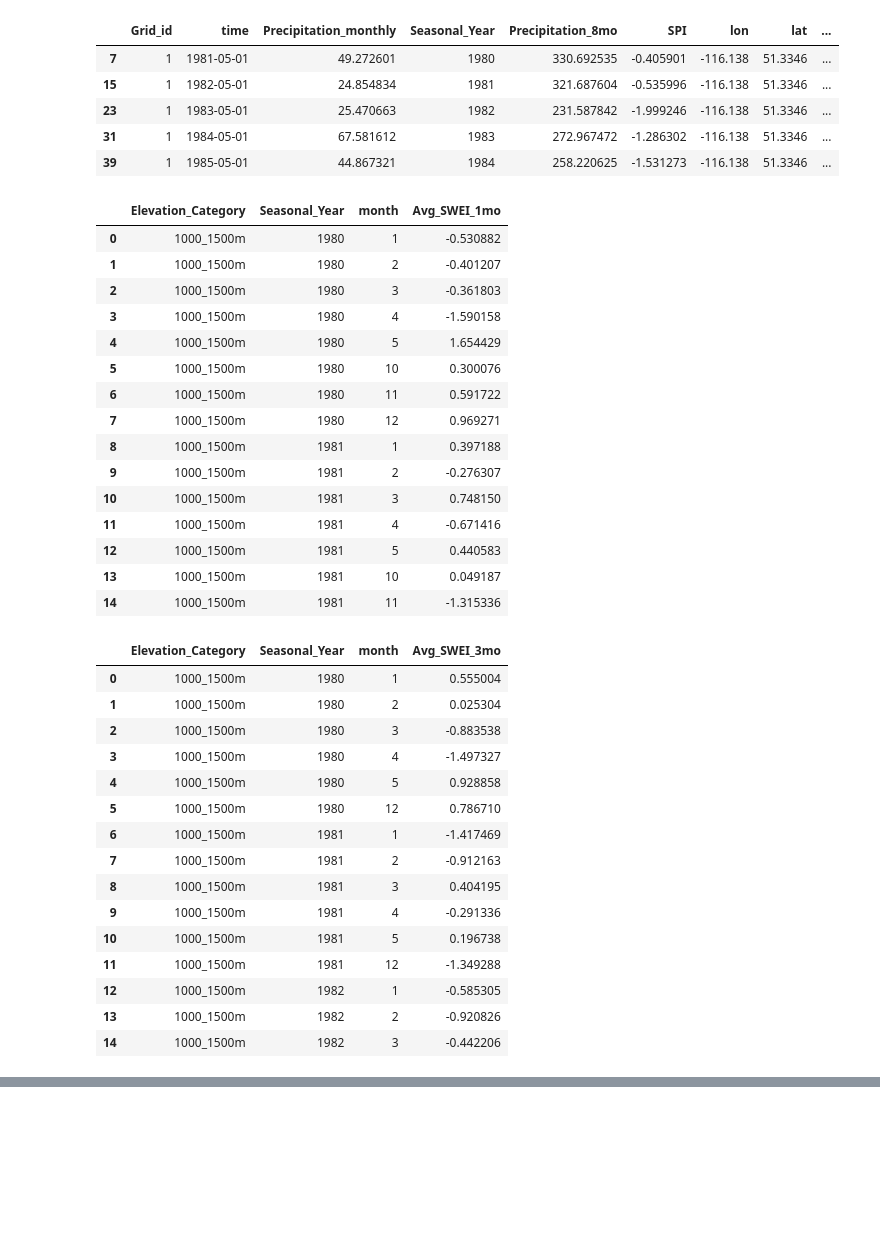
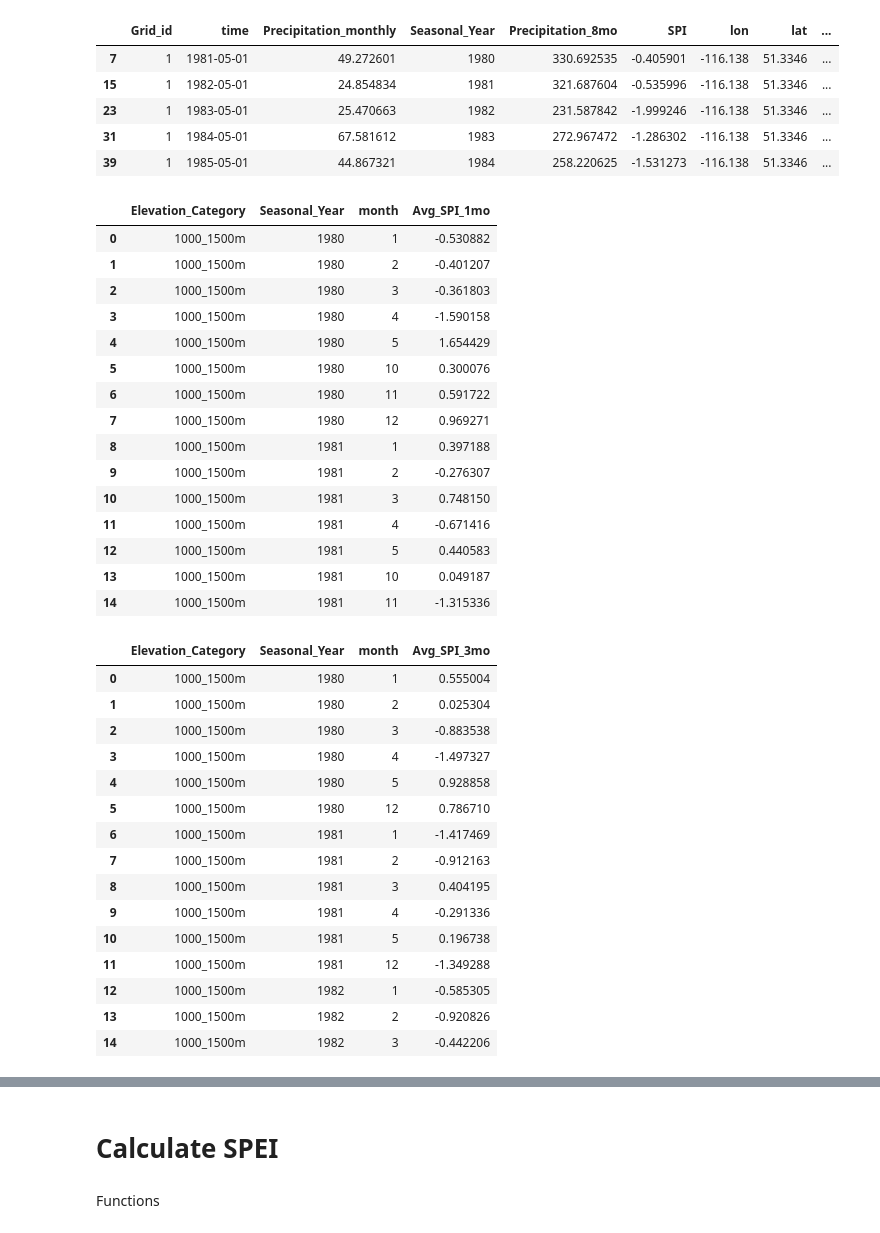
Before and after one commit to Nadiesenali/snowdroughtindex-main, a Jupyter notebook: notebooks/workflows/10_for_paper.ipynb, the cells around one changed output, grey strips where cells are left out. Saved outputs shown, nothing was run; the diff lists cells and outputs as text; code cells hidden in the pictures; blank space fills up the shorter version.

```diff
--- a/notebooks/workflows/10_for_paper.ipynb
+++ b/notebooks/workflows/10_for_paper.ipynb
@@ -22,6 +23,7 @@ sys.path.append(str(project_root))
 # Configuration
 config = {
     'casr_input_data': project_root / 'data' / 'output_data' / 'merged_2d' / '1980_2024'/'bow_combined_full_data.csv',
+    'SPEI_input_data': project_root / 'data' / 'output_data' / 'merged_2d' / '1980_2024'/'SPEI'/'bow_combined_SPEI_data.csv',
     'shapefile': project_root / 'data' / 'input_data' / 'shapefiles'/'BowRiverBasin'/'Bow_elevation_combined.shp',
     'canswe_original_data' : project_root / 'data' / 'output_data' / 'for_paper'/'FROSTBITE' / 'bow_canswe.nc',
     'gap_filled_canswe_data' : project_root / 'data' / 'output_data' / 'for_paper'/'FROSTBITE' /'bow_swe_gapfilled_data_only.nc',
@@ -49,7 +51,7 @@ canswe_data = xr.open_dataset(config['canswe_original_data'])
 gap_filled_canswe_data = xr.open_dataset(config['gap_filled_canswe_data'])
 
 # CaSR dataframe
-casr_data = CaSR_data[['time', 'Grid_id','lon', 'lat', 'SWE', 'Precipitation', 'Elevation_Category']].copy()
+casr_data = CaSR_data.copy()
 casr_data['time'] = pd.to_datetime(casr_data['time'])
 
 display(bow_basin.head())
@@ -1284,48 +1297,48 @@ display(spi_8.head())
 | 39 | 1 | 1985-05-01 | 44.867321 | 1984 | 258.220625 | -1.531273 | -116.138 | 51.3346 | ... |
 # %%
 # avaerage monthly SWEI over the Elevation categories, month and seasonal year
-sweispi_1mo_avg = (
+spi_1mo_avg = (
     spi_1
     .groupby(
         ['Elevation_Category', 'Seasonal_Year','month'],
         as_index=False
     )
     .agg(
-        Avg_SWEI_1mo=('SPI', 'mean')
+        Avg_SPI_1mo=('SPI', 'mean')
     )
 )
 
-display(sweispi_1mo_avg.head(15))
+display(spi_1mo_avg.head(15))
 
 # avaerage 3-month SWEI over the Elevation categories, month and seasonal year
-sweispi_3mo_avg = (
+spi_3mo_avg = (
     spi_3
     .groupby(
         ['Elevation_Category', 'Seasonal_Year','month'],
         as_index=False
     )
     .agg(
-        Avg_SWEI_3mo=('SPI', 'mean')
+        Avg_SPI_3mo=('SPI', 'mean')
     )
 )
 
-display(sweispi_3mo_avg.head(15))
+display(spi_3mo_avg.head(15))
 
 # avaerage 8-month SWEI over the Elevation categories, month and seasonal year
-sweispi_8mo_avg = (
+spi_8mo_avg = (
     spi_8
     .groupby(
         ['Elevation_Category', 'Seasonal_Year','month'],
         as_index=False
     )
     .agg(
-        Avg_SWEI_8mo=('SPI', 'mean')
+        Avg_SPI_8mo=('SPI', 'mean')
     )
 )
 
-display(sweispi_8mo_avg.head(15))
+display(spi_8mo_avg.head(15))
 # %% [output]
-|  | Elevation_Category | Seasonal_Year | month | Avg_SWEI_1mo |
+|  | Elevation_Category | Seasonal_Year | month | Avg_SPI_1mo |
 | 0 | 1000_1500m | 1980 | 1 | -0.530882 |
 | 1 | 1000_1500m | 1980 | 2 | -0.401207 |
 | 2 | 1000_1500m | 1980 | 3 | -0.361803 |
@@ -1341,7 +1354,7 @@ display(sweispi_8mo_avg.head(15))
 | 12 | 1000_1500m | 1981 | 5 | 0.440583 |
 | 13 | 1000_1500m | 1981 | 10 | 0.049187 |
 | 14 | 1000_1500m | 1981 | 11 | -1.315336 |
-|  | Elevation_Category | Seasonal_Year | month | Avg_SWEI_3mo |
+|  | Elevation_Category | Seasonal_Year | month | Avg_SPI_3mo |
 | 0 | 1000_1500m | 1980 | 1 | 0.555004 |
 | 1 | 1000_1500m | 1980 | 2 | 0.025304 |
 | 2 | 1000_1500m | 1980 | 3 | -0.883538 |
@@ -1504,0 +1538,4 @@ for season_year in range(1980, 2024):
+# %% [markdown]
+# Calculate SPEI
+# %% [markdown]
+Functions
```
Also changed, not shown: parts of 37 cells of this notebook.
